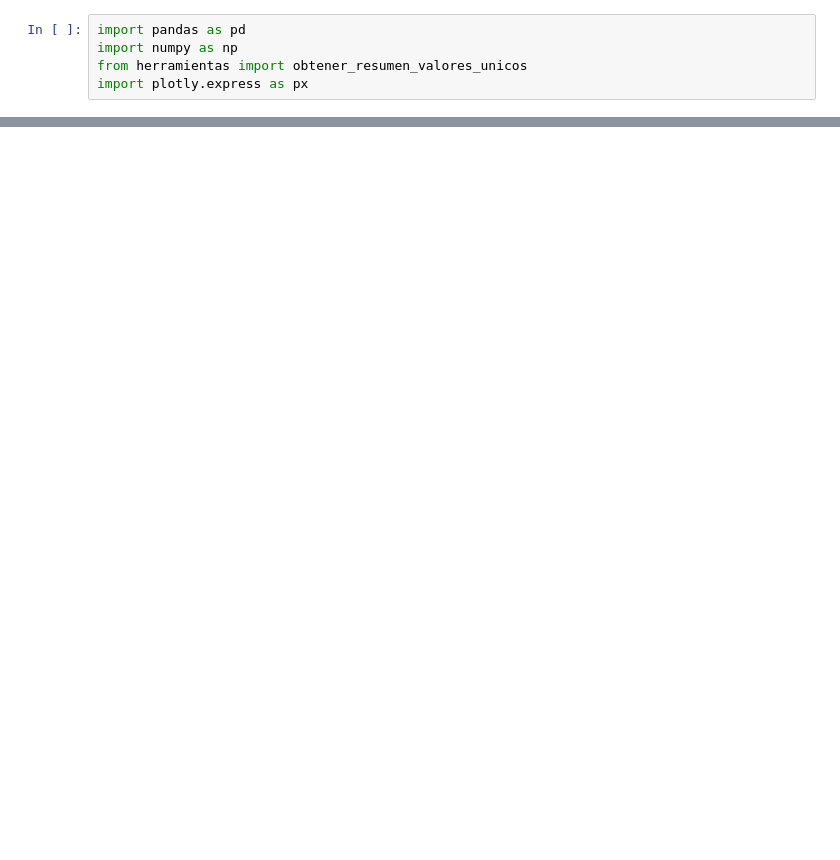
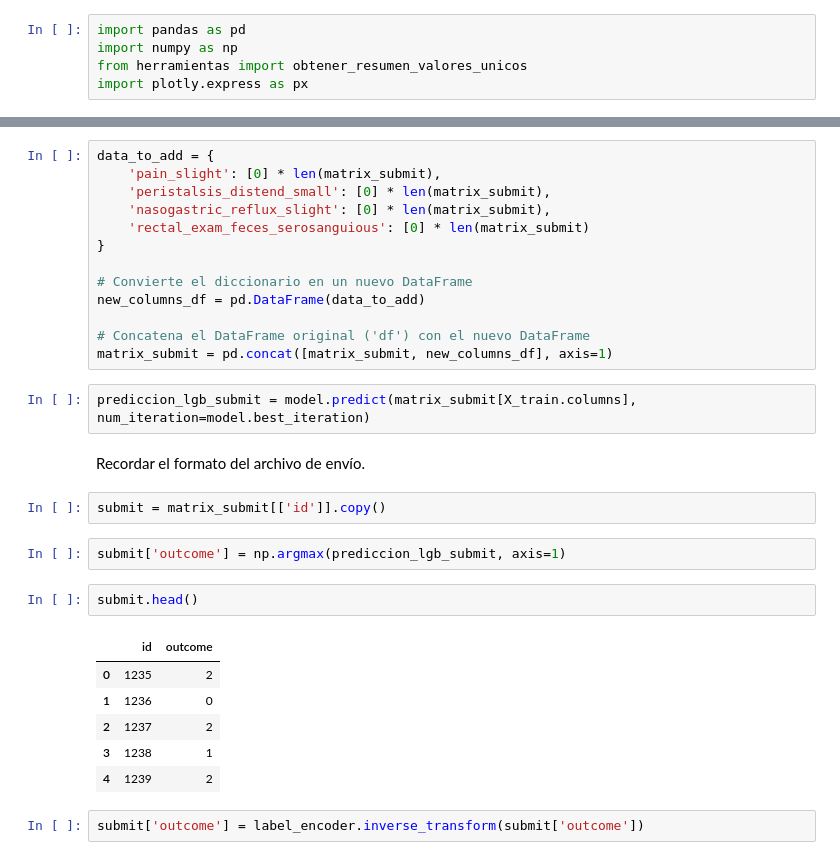
Before and after one commit to davidsosaolea/Predict_Horses, a Jupyter notebook: Notebook copy.ipynb, the cells around one changed output, grey strips where cells are left out. Saved outputs shown, nothing was run; the diff lists cells and outputs as text; blank space fills up the shorter version.

```diff
--- a/Notebook copy.ipynb
+++ b/Notebook copy.ipynb
@@ -399,0 +183,32 @@ Standard Deviation (validación cruzada): 0.00935193803007899
+# %%
+data_to_add = {
+    'pain_slight': [0] * len(matrix_submit),
+    'peristalsis_distend_small': [0] * len(matrix_submit),
+    'nasogastric_reflux_slight': [0] * len(matrix_submit),
+    'rectal_exam_feces_serosanguious': [0] * len(matrix_submit)
+}
+
+# Convierte el diccionario en un nuevo DataFrame
+new_columns_df = pd.DataFrame(data_to_add)
+
+# Concatena el DataFrame original ('df') con el nuevo DataFrame
+matrix_submit = pd.concat([matrix_submit, new_columns_df], axis=1)
+# %%
+prediccion_lgb_submit = model.predict(matrix_submit[X_train.columns], num_iteration=model.best_iteration)
+# %% [markdown]
+Recordar el formato del archivo de envío.
+# %%
+submit = matrix_submit[['id']].copy()
+# %%
+submit['outcome'] = np.argmax(prediccion_lgb_submit, axis=1)
+# %%
+submit.head()
+# %% [output]
+|  | id | outcome |
+| 0 | 1235 | 2 |
+| 1 | 1236 | 0 |
+| 2 | 1237 | 2 |
+| 3 | 1238 | 1 |
+| 4 | 1239 | 2 |
+# %%
+submit['outcome'] = label_encoder.inverse_transform(submit['outcome'])
```
Also changed, not shown: parts of 56 cells of this notebook, 2 other files.
